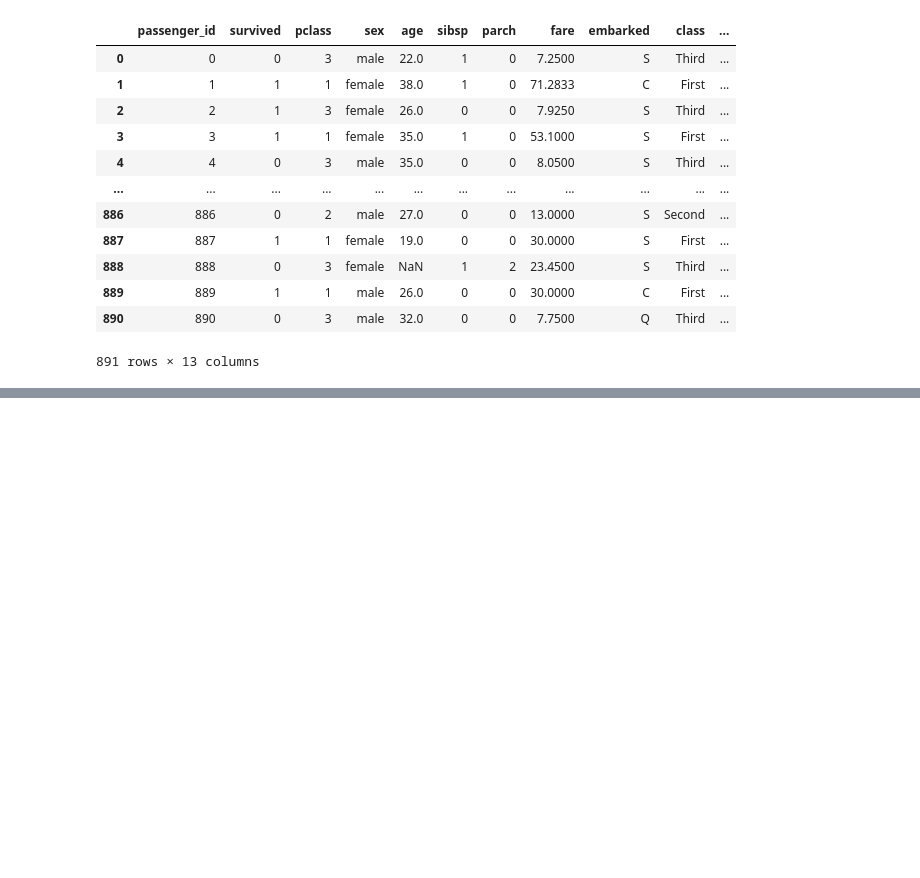
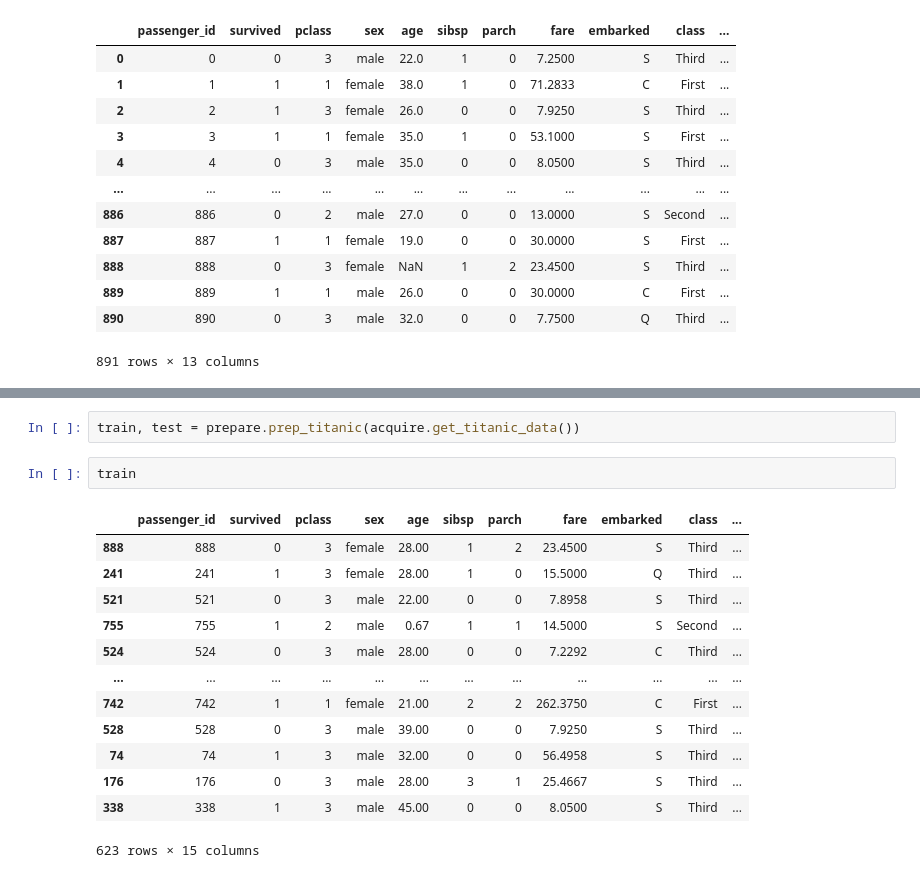
Before and after one commit to RyanMcCall/ds-methodologies-exercises, a Jupyter notebook: classification/classification_exercises.ipynb, the cells around one changed output, grey strips where cells are left out. Saved outputs shown, nothing was run; the diff lists cells and outputs as text; blank space fills up the shorter version.

```diff
--- a/classification/classification_exercises.ipynb
+++ b/classification/classification_exercises.ipynb
@@ -485,0 +524,18 @@ titanic
+# %%
+train, test = prepare.prep_titanic(acquire.get_titanic_data())
+# %%
+train
+# %% [output]
+|  | passenger_id | survived | pclass | sex | age | sibsp | parch | fare | embarked | class | ... |
+| 888 | 888 | 0 | 3 | female | 28.00 | 1 | 2 | 23.4500 | S | Third | ... |
+| 241 | 241 | 1 | 3 | female | 28.00 | 1 | 0 | 15.5000 | Q | Third | ... |
+| 521 | 521 | 0 | 3 | male | 22.00 | 0 | 0 | 7.8958 | S | Third | ... |
+| 755 | 755 | 1 | 2 | male | 0.67 | 1 | 1 | 14.5000 | S | Second | ... |
+| 524 | 524 | 0 | 3 | male | 28.00 | 0 | 0 | 7.2292 | C | Third | ... |
+| ... | ... | ... | ... | ... | ... | ... | ... | ... | ... | ... | ... |
+| 742 | 742 | 1 | 1 | female | 21.00 | 2 | 2 | 262.3750 | C | First | ... |
+| 528 | 528 | 0 | 3 | male | 39.00 | 0 | 0 | 7.9250 | S | Third | ... |
+| 74 | 74 | 1 | 3 | male | 32.00 | 0 | 0 | 56.4958 | S | Third | ... |
+| 176 | 176 | 0 | 3 | male | 28.00 | 3 | 1 | 25.4667 | S | Third | ... |
+| 338 | 338 | 1 | 3 | male | 45.00 | 0 | 0 | 8.0500 | S | Third | ... |
+623 rows × 15 columns
```
Also changed, not shown: parts of 11 cells of this notebook.
